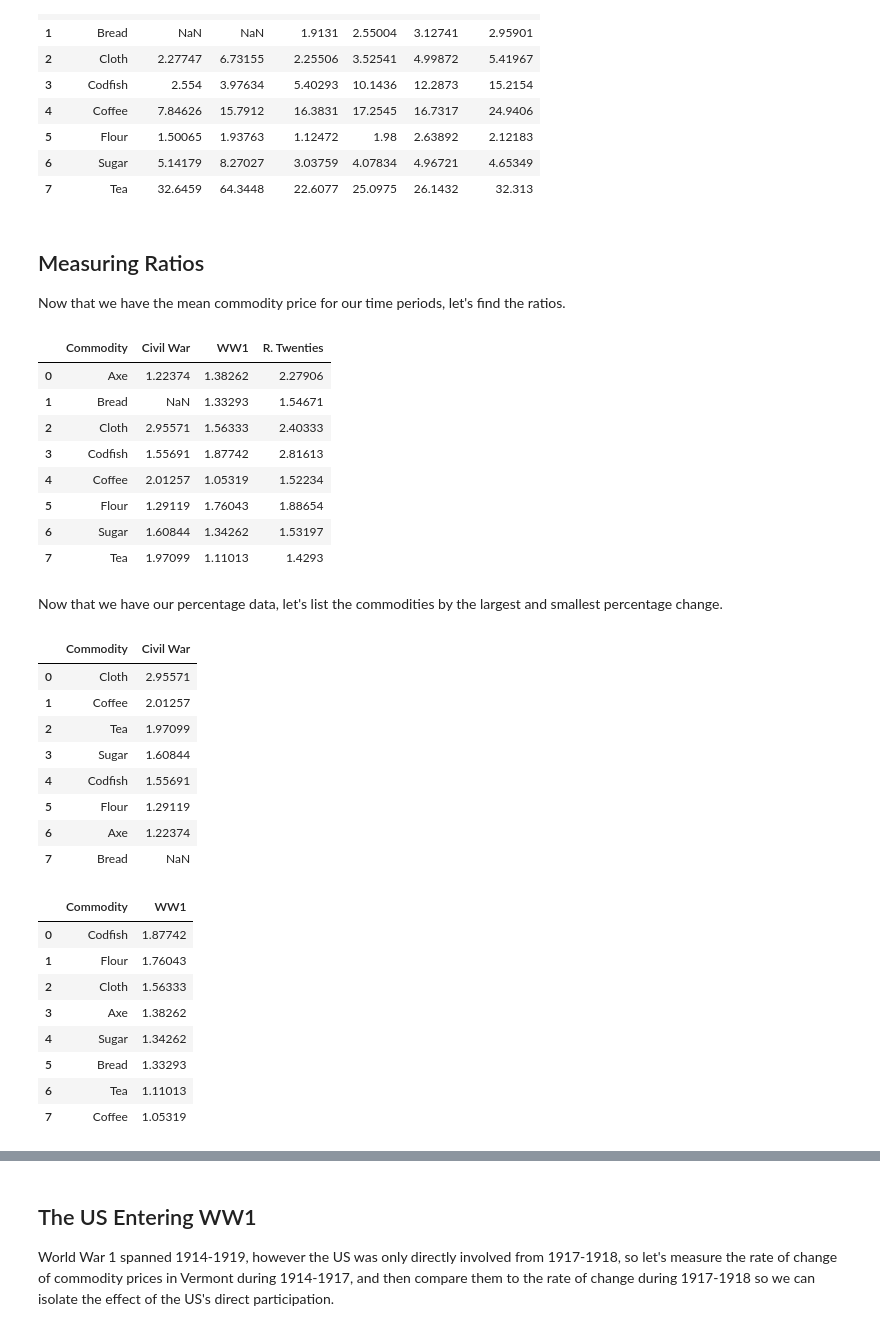
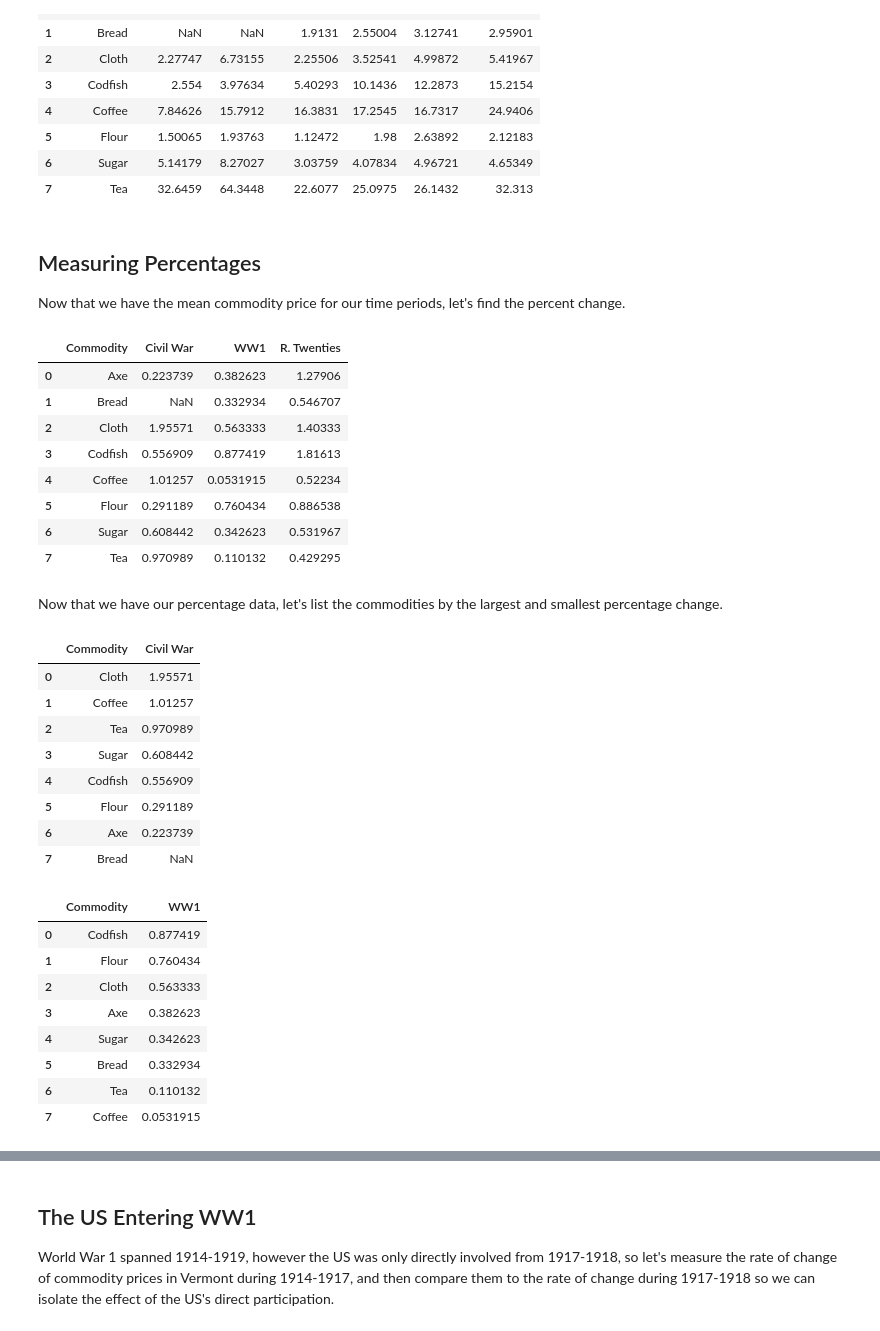
Before and after one commit to Meadosc/commodity_case_study, a Jupyter notebook: main.ipynb, the cells around one changed output, grey strips where cells are left out. Cells and saved outputs as stored; diff of their text form; code cells hidden in the pictures.

Commit message:
volatility percentages

```diff
--- a/main.ipynb
+++ b/main.ipynb
@@ -268,55 +268,55 @@ df_mn.head(8)
 | 6 | Sugar | 5.14179 | 8.27027 | 3.03759 | 4.07834 | 4.96721 | 4.65349 |
 | 7 | Tea | 32.6459 | 64.3448 | 22.6077 | 25.0975 | 26.1432 | 32.313 |
 # %% [markdown]
-## Measuring Ratios
+## Measuring Percentages
 
-Now that we have the mean commodity price for our time periods, let's find the ratios.
+Now that we have the mean commodity price for our time periods, let's find the percent change.
 # %%
 # Let's create a new dataframe for our averages.
 
 df_ratio = pd.DataFrame()
 df_ratio['Commodity'] = com_ls
-df_ratio['Civil War'] = df_mn['Civil War'] / df_mn['1841-1860']
-df_ratio['WW1'] = df_mn['WW1'] / df_mn['1893-1913']
-df_ratio['R. Twenties'] = df_mn['R. Twenties'] / df_mn['1893-1913']
+df_ratio['Civil War'] = df_mn['Civil War'] / df_mn['1841-1860'] - 1
+df_ratio['WW1'] = df_mn['WW1'] / df_mn['1893-1913'] - 1
+df_ratio['R. Twenties'] = df_mn['R. Twenties'] / df_mn['1893-1913'] - 1
 
 df_ratio.head(8)
 # %% [output]
 |  | Commodity | Civil War | WW1 | R. Twenties |
-| 0 | Axe | 1.22374 | 1.38262 | 2.27906 |
-| 1 | Bread | NaN | 1.33293 | 1.54671 |
-| 2 | Cloth | 2.95571 | 1.56333 | 2.40333 |
-| 3 | Codfish | 1.55691 | 1.87742 | 2.81613 |
-| 4 | Coffee | 2.01257 | 1.05319 | 1.52234 |
-| 5 | Flour | 1.29119 | 1.76043 | 1.88654 |
-| 6 | Sugar | 1.60844 | 1.34262 | 1.53197 |
-| 7 | Tea | 1.97099 | 1.11013 | 1.4293 |
+| 0 | Axe | 0.223739 | 0.382623 | 1.27906 |
+| 1 | Bread | NaN | 0.332934 | 0.546707 |
+| 2 | Cloth | 1.95571 | 0.563333 | 1.40333 |
+| 3 | Codfish | 0.556909 | 0.877419 | 1.81613 |
+| 4 | Coffee | 1.01257 | 0.0531915 | 0.52234 |
+| 5 | Flour | 0.291189 | 0.760434 | 0.886538 |
+| 6 | Sugar | 0.608442 | 0.342623 | 0.531967 |
+| 7 | Tea | 0.970989 | 0.110132 | 0.429295 |
 # %% [markdown]
 Now that we have our percentage data, let's list the commodities by the largest and smallest percentage change.
 # %%
 df_ratio.sort_values('Civil War', ascending=False).drop(['WW1', 'R. Twenties'], axis=1).reset_index(drop=True)
 # %% [output]
 |  | Commodity | Civil War |
-| 0 | Cloth | 2.95571 |
-| 1 | Coffee | 2.01257 |
-| 2 | Tea | 1.97099 |
-| 3 | Sugar | 1.60844 |
-| 4 | Codfish | 1.55691 |
-| 5 | Flour | 1.29119 |
-| 6 | Axe | 1.22374 |
+| 0 | Cloth | 1.95571 |
+| 1 | Coffee | 1.01257 |
+| 2 | Tea | 0.970989 |
+| 3 | Sugar | 0.608442 |
+| 4 | Codfish | 0.556909 |
+| 5 | Flour | 0.291189 |
+| 6 | Axe | 0.223739 |
 | 7 | Bread | NaN |
 # %%
 df_ratio.sort_values('WW1', ascending=False).drop(['Civil War', 'R. Twenties'], axis=1).reset_index(drop=True)
 # %% [output]
 |  | Commodity | WW1 |
-| 0 | Codfish | 1.87742 |
-| 1 | Flour | 1.76043 |
-| 2 | Cloth | 1.56333 |
-| 3 | Axe | 1.38262 |
-| 4 | Sugar | 1.34262 |
-| 5 | Bread | 1.33293 |
-| 6 | Tea | 1.11013 |
-| 7 | Coffee | 1.05319 |
+| 0 | Codfish | 0.877419 |
+| 1 | Flour | 0.760434 |
+| 2 | Cloth | 0.563333 |
+| 3 | Axe | 0.382623 |
+| 4 | Sugar | 0.342623 |
+| 5 | Bread | 0.332934 |
+| 6 | Tea | 0.110132 |
+| 7 | Coffee | 0.0531915 |
 # %%
 df_ratio.sort_values('R. Twenties', ascending=False).drop(['Civil War', 'WW1'], axis=1).reset_index(drop=True)
 # %% [output]
```
Also changed, not shown: parts of 8 cells of this notebook.
